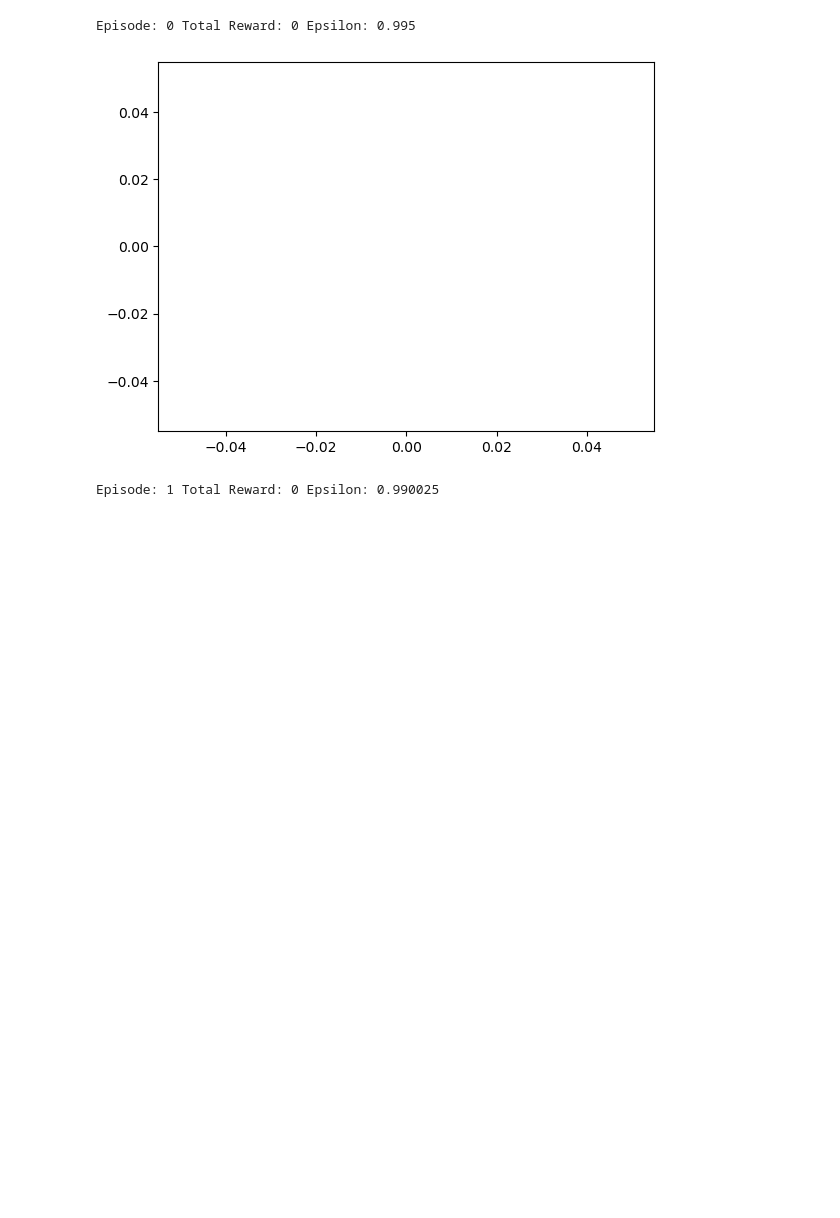
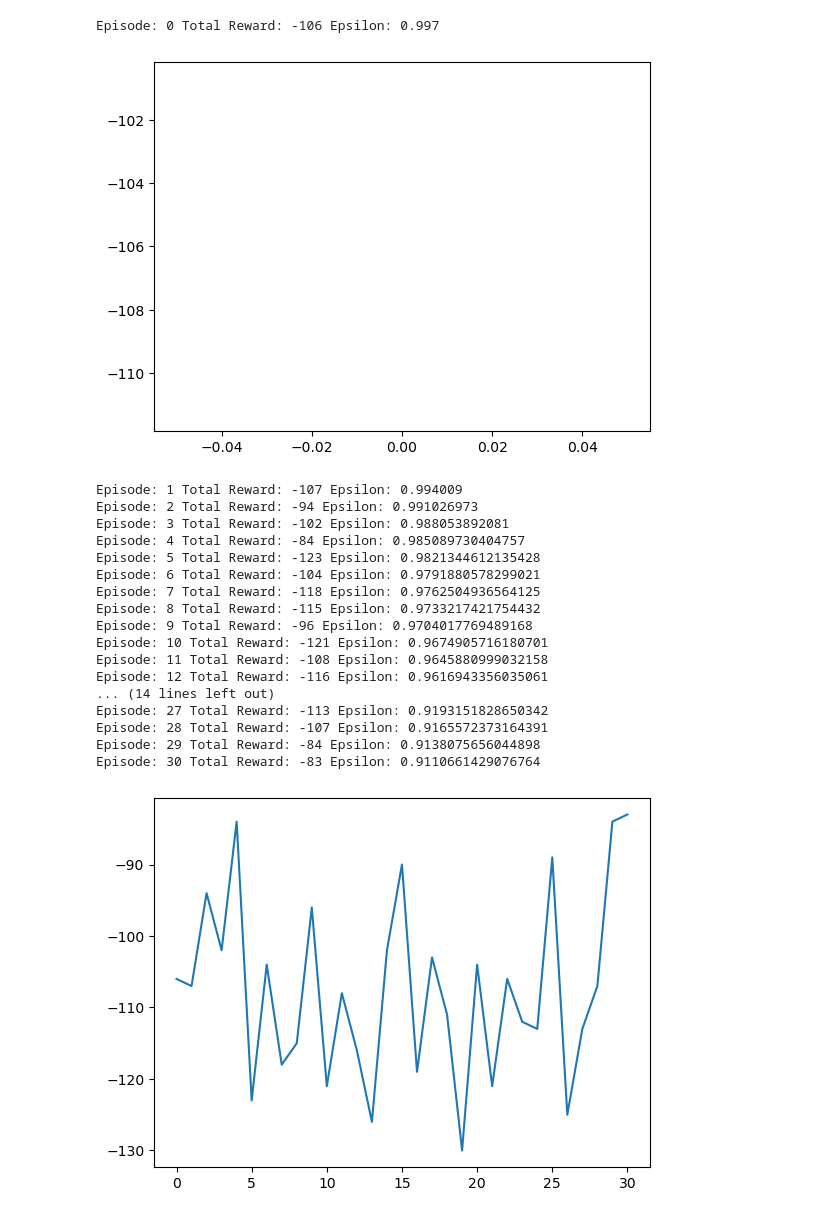
Before and after one commit to furyth666/Tetris-RL, a Jupyter notebook: DQN copy.ipynb, the cells around one changed output. Drawn from its saved outputs; the diff is of its cells as text; code cells hidden in the pictures; blank space fills up the shorter version.

```diff
--- a/DQN copy.ipynb
+++ b/DQN copy.ipynb
@@ -141,6 +140,7 @@ class DQN(nn.Module):
         self.conv1 = nn.Sequential(nn.Linear(input_dim, 128), nn.ReLU())
         self.conv2 = nn.Sequential(nn.Linear(128, 128), nn.ReLU())
         self.conv3 = nn.Sequential(nn.Linear(128, 128), nn.ReLU())
+        self.conv4 = nn.Sequential(nn.Linear(128, 128), nn.ReLU())
         self.fc = nn.Linear(128, output_dim)
 
         self._create_weights()
@@ -160,6 +160,8 @@ class DQN(nn.Module):
 
         x = self.conv3(x)
 
+        x = self.conv4(x)
+
         x = self.fc(x)
 
         return x
@@ -239,7 +231,7 @@ batch_size = 128
 
 epsilon = 1.0  # Starting value of epsilon
 epsilon_min = 0.01  # Minimum value of epsilon
-epsilon_decay = 0.995  # Decay multiplier for epsilon
+epsilon_decay = 0.997  # Decay multiplier for epsilon
 # %%
 #number of episodes
 episodes = 10000
@@ -256,6 +248,7 @@ loss_fn = nn.MSELoss()
 default_piece_type = 'no_piece'
 # %%
 rewards= []
+
 for episode in range(episodes):
     env.reset()
     oldState, _, done, oldInfo = env.step(0)
@@ -281,14 +274,21 @@ for episode in range(episodes):
                 q_values = model(input) # Get the Q-values
                 action = random.choice(range(output_dim))#torch.argmax(q_values).item()  # Choose the action with the highest Q-value
         newState, reward, done, newInfo = env.step(action)
+        newState = statePreprocess(newState)
         #env.render()
-        newState = statePreprocess(newState)
-        mergedState = merge_states(oldState, newState, oldInfo, newInfo)
+        if ((piece_type_lookup.get(oldInfo['current_piece'], default_piece_type) !=
+            piece_type_lookup.get(newInfo['current_piece'], default_piece_type) or
+            piece_type_lookup.get(oldInfo['next_piece'], default_piece_type) !=
+            piece_type_lookup.get(newInfo['next_piece'], default_piece_type))) and oldInfo['current_piece'] != 'none':
+            mergedState = merge_states(oldState, newState, oldInfo)
+
         heightDiff = calculate_heights(mergedState)
+
 
         newData = inputData(heightDiff-heightDiff.min(), oldInfo['current_piece'])
         newTotalReward = calculate_reward(newInfo['number_of_lines'], mergedState)
         reward = newTotalReward - oldTotalReward
+
 
         replay_memory.append((torch.tensor(newData, dtype=torch.float), torch.tensor(action, dtype=torch.long), torch.tensor(
             reward, dtype=torch.float), torch.tensor(oldData, dtype=torch.float), torch.tensor(done, dtype=torch.float)))
@@ -298,33 +298,50 @@ for episode in range(episodes):
             data_batch, action_batch, reward_batch, next_state_batch, done_batch = map(torch.stack, zip(*batch))
 
             q_values = model(data_batch)
             with torch.no_grad():
                 next_q_values = model(next_state_batch)
             target_q_values = reward_batch + 0.99 * torch.max(next_q_values, dim=1)[0] * (1 - done_batch)
             loss = loss_fn(q_values[range(batch_size), action_batch], target_q_values)
 
 
             optimizer.zero_grad()
             loss.backward()
             optimizer.step()
 
 
         oldInfo = newInfo
         oldState = newState
         oldTotalReward = newTotalReward
         oldData = newData
 
         if done:
             break
     rewards.append(oldTotalReward)
     # Decay epsilon
     epsilon = max(epsilon * epsilon_decay, epsilon_min)
     print('Episode:', episode, 'Total Reward:', oldTotalReward, 'Epsilon:', epsilon)
     #plotting the rewards every 30 episodes
     if episode % 30 == 0:
         plt.plot(rewards)
         plt.show()
 # %% [output]
-Episode: 0 Total Reward: 0 Epsilon: 0.995
+Episode: 0 Total Reward: -106 Epsilon: 0.997
-[figure, old version]
+[figure, new version]
-Episode: 1 Total Reward: 0 Epsilon: 0.990025
+Episode: 1 Total Reward: -107 Epsilon: 0.994009
+Episode: 2 Total Reward: -94 Epsilon: 0.991026973
+Episode: 3 Total Reward: -102 Epsilon: 0.988053892081
+Episode: 4 Total Reward: -84 Epsilon: 0.985089730404757
+Episode: 5 Total Reward: -123 Epsilon: 0.9821344612135428
+Episode: 6 Total Reward: -104 Epsilon: 0.9791880578299021
+Episode: 7 Total Reward: -118 Epsilon: 0.9762504936564125
+Episode: 8 Total Reward: -115 Epsilon: 0.9733217421754432
+Episode: 9 Total Reward: -96 Epsilon: 0.9704017769489168
+Episode: 10 Total Reward: -121 Epsilon: 0.9674905716180701
+Episode: 11 Total Reward: -108 Epsilon: 0.9645880999032158
+Episode: 12 Total Reward: -116 Epsilon: 0.9616943356035061
+... (14 lines left out)
+Episode: 27 Total Reward: -113 Epsilon: 0.9193151828650342
+Episode: 28 Total Reward: -107 Epsilon: 0.9165572373164391
+Episode: 29 Total Reward: -84 Epsilon: 0.9138075656044898
+Episode: 30 Total Reward: -83 Epsilon: 0.9110661429076764
+[figure, added]
```
Also changed, not shown: parts of 3 cells of this notebook, 1 other file.
